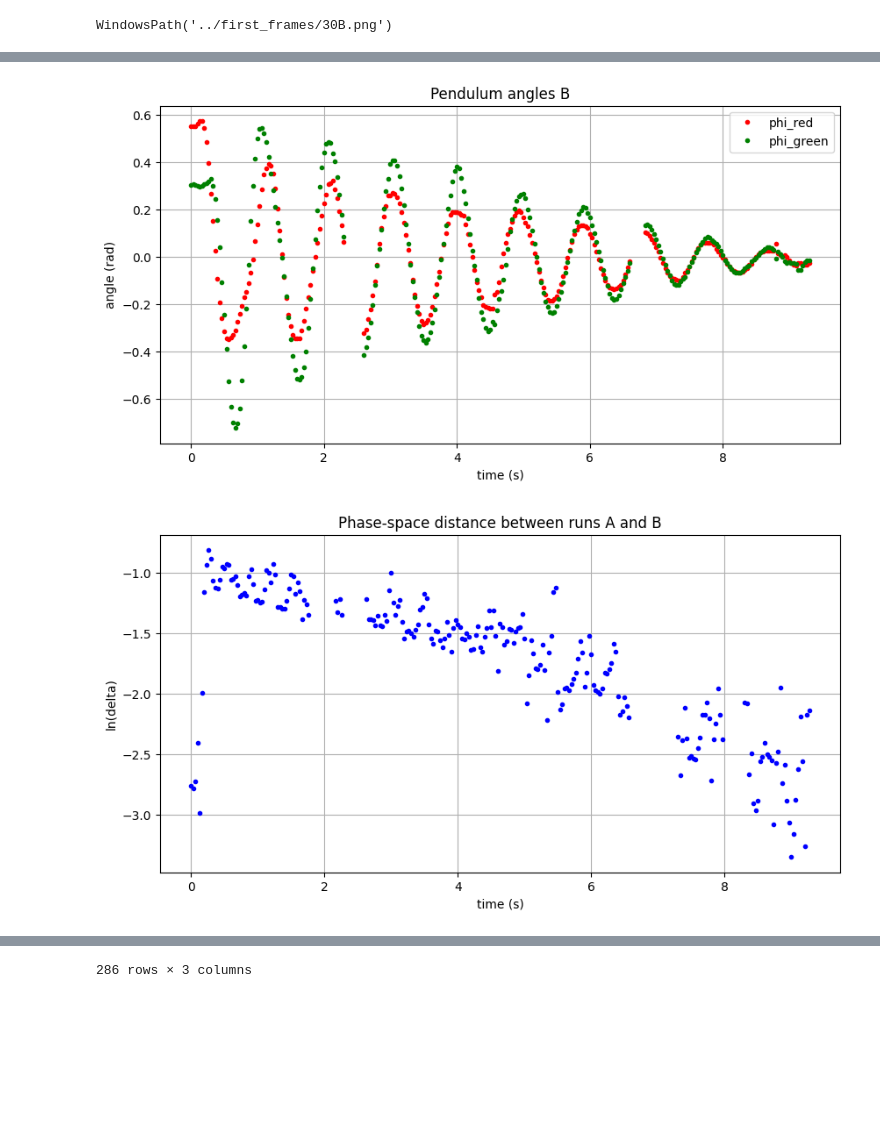
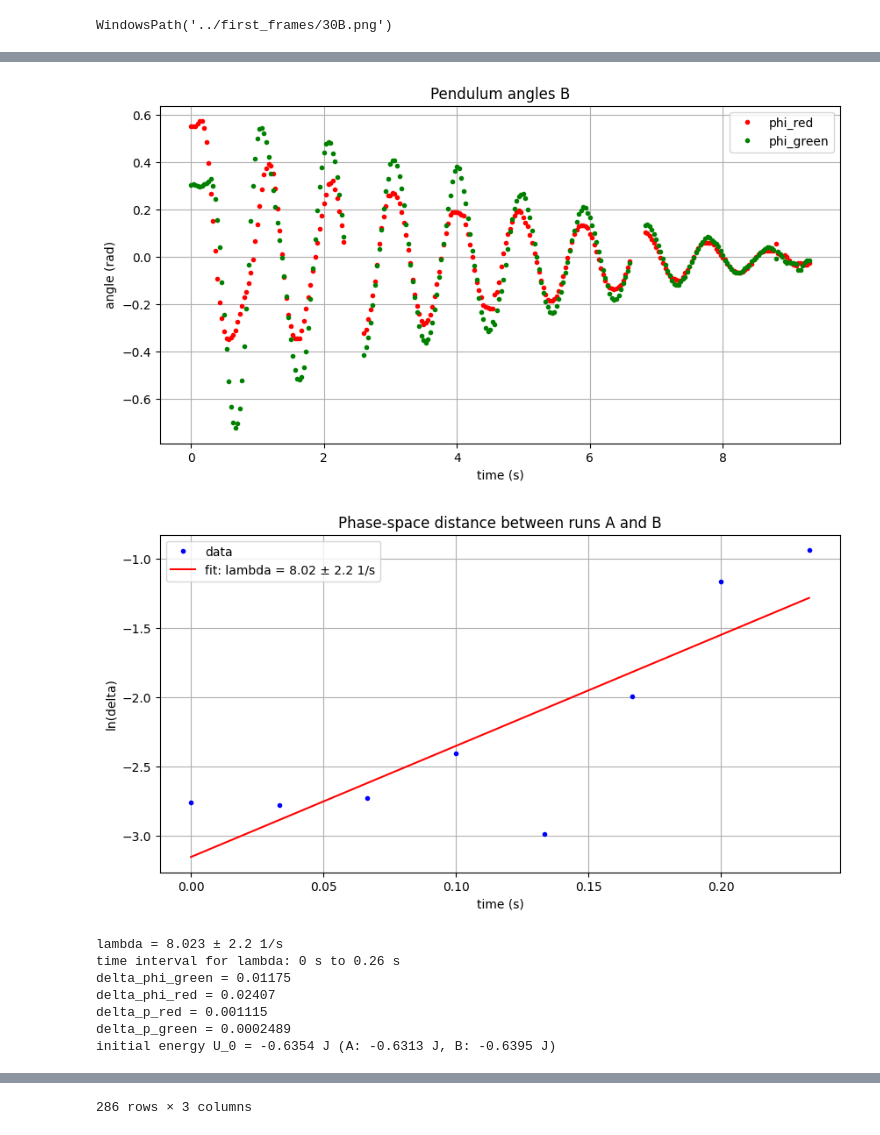
Before and after one commit to AEZorina/RP_double-pendulum, a Jupyter notebook: notebooks/Pendulum tracking.ipynb, the cells around one changed output, grey strips where cells are left out. Drawn from its saved outputs; the diff is of its cells as text; code cells hidden in the pictures; blank space fills up the shorter version.

Commit message:
Add lambda fit, initial energy and batch pair analysis to notebook
Co-authored-by: Copilot <223556219+Copilot@users.noreply.github.com>

```diff
--- a/notebooks/Pendulum tracking.ipynb
+++ b/notebooks/Pendulum tracking.ipynb
@@ -500,21 +528,53 @@ def plot_joined(joined, title="Phase-space distance between runs"):
 # %%
-def analyse_pair(df_A, df_B, label_A="A", label_B="B"):
+def analyse_pair(df_A, df_B, label_A="A", label_B="B", time_interval=None,
+                 m_red=270.5e-3, m_green=200.2e-3, L_red=12.9e-2, L_green=7e-2, g=9.81):
     """
     Analyse two analysed runs (dataframes as returned by analyze_video).
 
     Plots the red and green angles against time for each run, and ln_delta against time
     for the pair.
 
+    time_interval: optional (t_start, t_end) in seconds; the ln_delta plot is cut to this
+    interval (None for either bound leaves that side open). The returned dataframe is not cut.
+
+    A line is fitted to ln_delta within the interval; its slope is the Lyapunov exponent lambda.
+
     Returns:
-    Pandas dataframe as returned by join_runs.
+    (joined, lam, lam_err, U_0): the dataframe as returned by join_runs, the fitted lambda
+    with its standard error, and the initial energy U_0 (J), the average over runs A and B of
+    the value from each run's first row:
+    U_0 = -(m_red+m_green)*g*L_red*cos(phi_red) - m_green*g*L_green*cos(phi_green).
+    Masses (kg), lengths (m) and g (m/s^2) default to the values used in analyze_video.
     """
     plot_results(df_A, title=f"Pendulum angles {label_A}")
     plot_results(df_B, title=f"Pendulum angles {label_B}")
 
     joined = join_runs(df_A, df_B, label_A, label_B)
-    plot_joined(joined, title=f"Phase-space distance between runs {label_A} and {label_B}")
+    lam, lam_err = plot_joined(
+        joined,
+        title=f"Phase-space distance between runs {label_A} and {label_B}",
+        time_interval=time_interval,
+    )
+    print(f"lambda = {lam:.4g} ± {lam_err:.2g} 1/s")
 
-    return joined
+    t_start = joined["time_s"].min() if time_interval is None or time_interval[0] is None else time_interval[0]
+    t_end = joined["time_s"].max() if time_interval is None or time_interval[1] is None else time_interval[1]
+    print(f"time interval for lambda: {t_start:.4g} s to {t_end:.4g} s")
+    for var in ("phi_green", "phi_red", "p_red", "p_green"):
+        print(f"delta_{var} = {df_A[var].iloc[0] - df_B[var].iloc[0]:.4g}")
+
+    # Initial potential energy from the first row of each run, averaged over A and B
+    def initial_energy(df):
+        return (
+            -(m_red + m_green) * g * L_red * np.cos(df["phi_red"].iloc[0])
+            - m_green * g * L_green * np.cos(df["phi_green"].iloc[0])
+        )
+
+    U_0_A, U_0_B = initial_energy(df_A), initial_energy(df_B)
+    U_0 = (U_0_A + U_0_B) / 2
+    print(f"initial energy U_0 = {U_0:.4g} J (A: {U_0_A:.4g} J, B: {U_0_B:.4g} J)")
+
+    return joined, lam, lam_err, U_0
 # %%
 #Analyze the 30A angle
 analyzed_result_30A = analyze_video(res_30A, 22, scale=scale, origin_x=1025, origin_y=156)
@@ -546,12 +606,19 @@ WindowsPath('../first_frames/30B.png')
 # %%
 analyzed_result_30B = analyze_video(res_30B,20,305,scale=scale,origin_x=1026,origin_y= 156)
 # %%
-analysed_30 = analyse_pair(analyzed_result_30A, analyzed_result_30B)
+analysed_30, lam_30, lam_30_err, U_0_30 = analyse_pair(analyzed_result_30A, analyzed_result_30B,time_interval=(0,0.26))
 analysed_30
 # %% [output]
 [figure]
 [figure]
-[figure, old version]
+[figure, new version]
+lambda = 8.023 ± 2.2 1/s
+time interval for lambda: 0 s to 0.26 s
+delta_phi_green = 0.01175
+delta_phi_red = 0.02407
+delta_p_red = 0.001115
+delta_p_green = 0.0002489
+initial energy U_0 = -0.6354 J (A: -0.6313 J, B: -0.6395 J)
 |  | time_s | delta | ln_delta |
 | 0 | 0.000000 | 0.063143 | -2.762350 |
 | 1 | 0.033328 | 0.061934 | -2.781681 |
@@ -564,4 +631,4 @@ analysed_30
 | 283 | 9.431839 | NaN | NaN |
 | 284 | 9.465167 | NaN | NaN |
 | 285 | 9.498495 | NaN | NaN |
-286 rows × 3 columns
+286 rows × 3 columns
```
Also changed, not shown: parts of 3 cells of this notebook.
